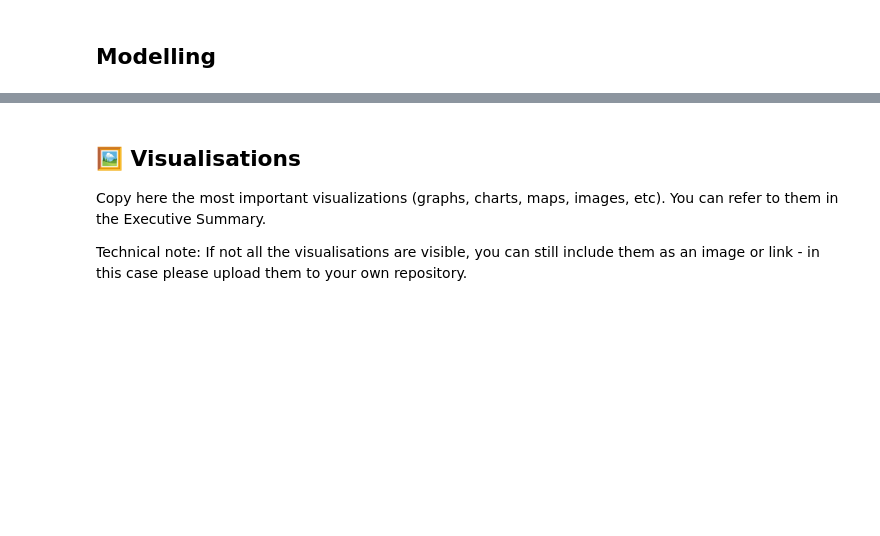
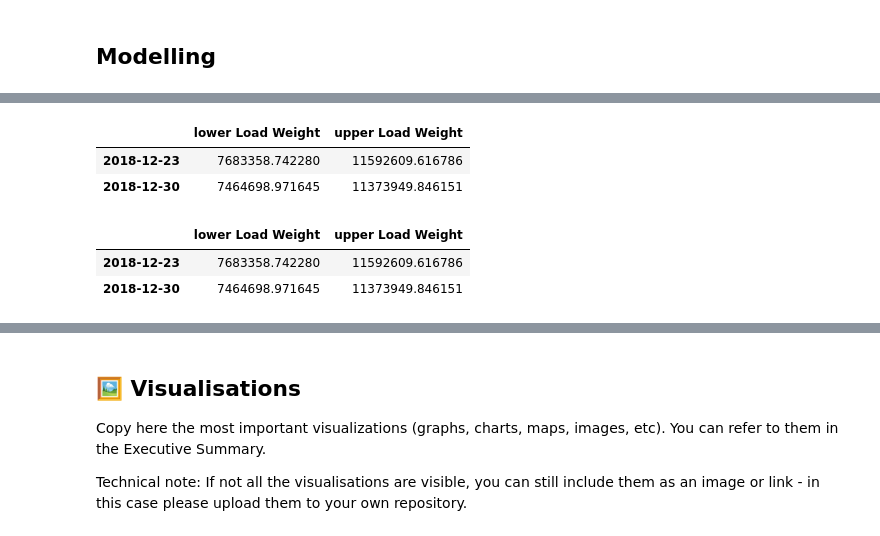
Before and after one commit to Pravallika-Myneni/world_data_league_2022, a Jupyter notebook: stage_one/Submission_Template.ipynb, the cells around one changed output, grey strips where cells are left out. Saved outputs shown, nothing was run; the diff lists cells and outputs as text; code cells hidden in the pictures; blank space fills up the shorter version.

```diff
--- a/stage_one/Submission_Template.ipynb
+++ b/stage_one/Submission_Template.ipynb
@@ -984,0 +1145,9 @@ DatetimeIndex([], dtype='datetime64[ns]', freq='W-SUN')
+# %%
+pred0 = results.get_prediction(start='2018-12-23', dynamic=False)
+pred0_ci = pred0.conf_int()
+# %%
+pred0_ci
+# %% [output]
+|  | lower Load Weight | upper Load Weight |
+| 2018-12-23 | 7683358.742280 | 11592609.616786 |
+| 2018-12-30 | 7464698.971645 | 11373949.846151 |
@@ -984,0 +1157,6 @@ DatetimeIndex([], dtype='datetime64[ns]', freq='W-SUN')
+# %%
+pred1_ci
+# %% [output]
+|  | lower Load Weight | upper Load Weight |
+| 2018-12-23 | 7683358.742280 | 11592609.616786 |
+| 2018-12-30 | 7464698.971645 | 11373949.846151 |
```
Also changed, not shown: parts of 17 cells of this notebook.
